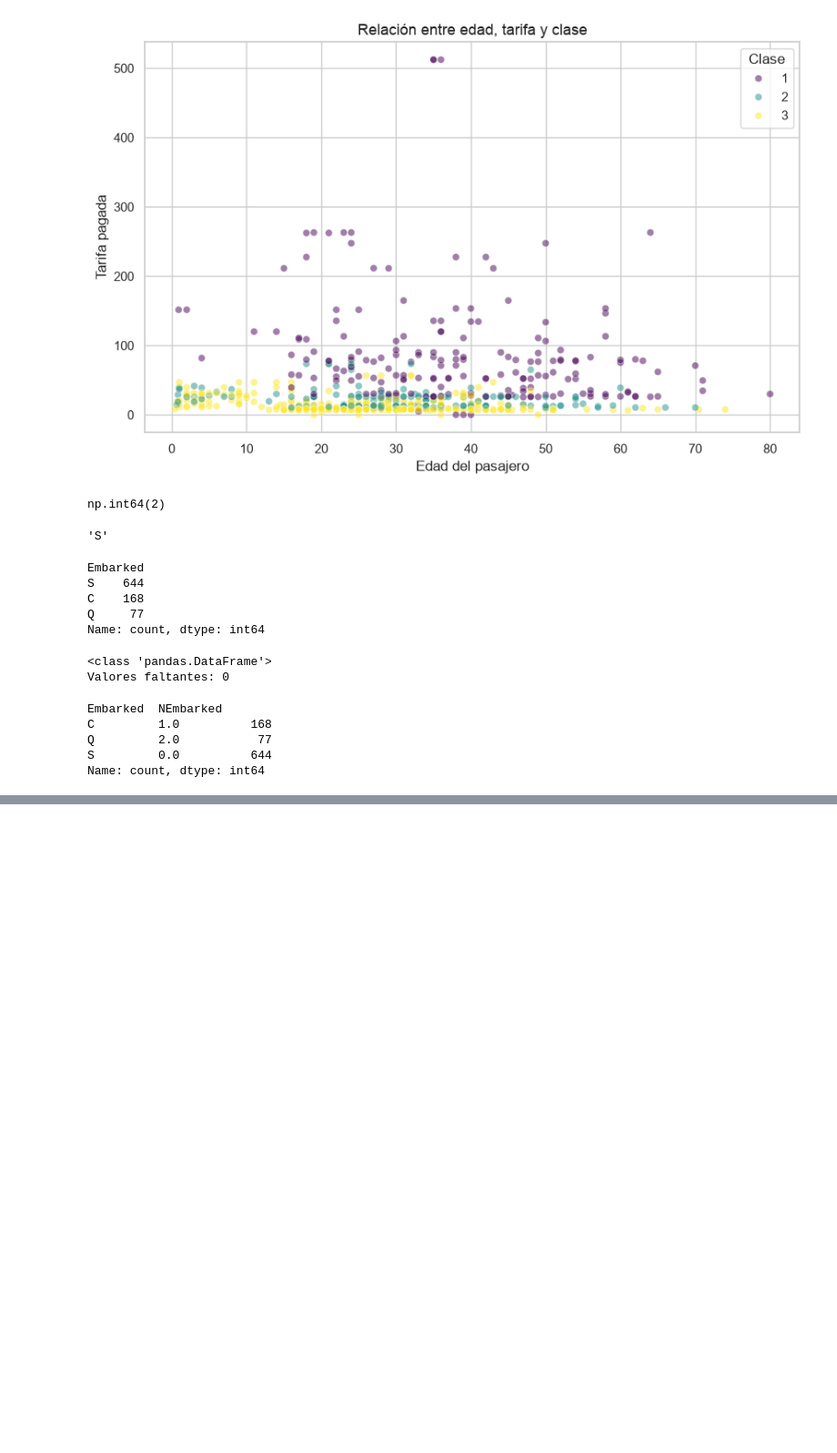
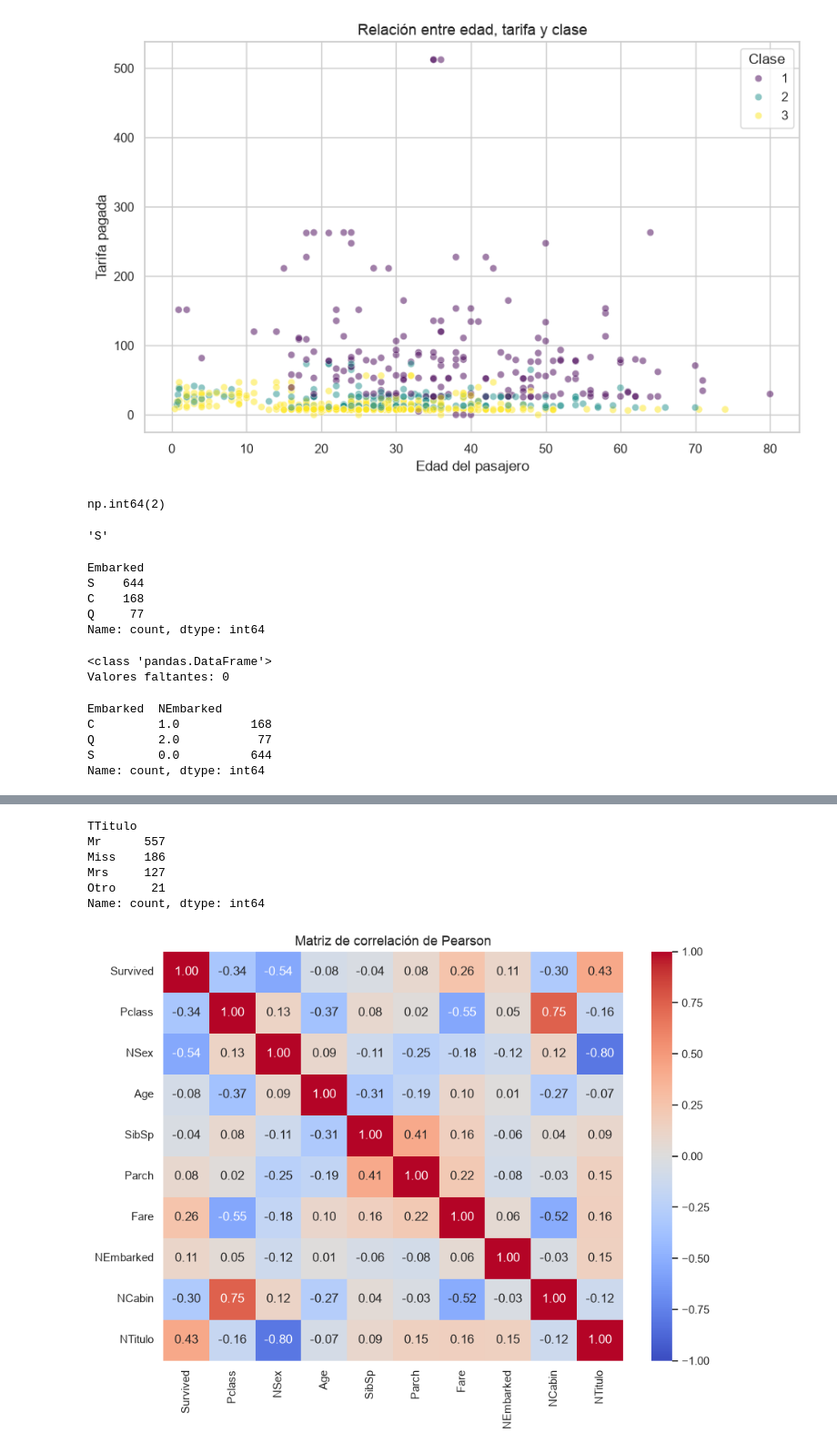
Before and after one commit to BetoVinasco/proyecto_ciencia_datos, a Jupyter notebook: notebooks/02_exploracion.ipynb, the cells around one changed output, grey strips where cells are left out. Shown at 91% size. Saved outputs shown, nothing was run; the diff lists cells and outputs as text; code cells hidden in the pictures; blank space fills up the shorter version.

```diff
--- a/notebooks/02_exploracion.ipynb
+++ b/notebooks/02_exploracion.ipynb
@@ -771,0 +896,4 @@ Name: count, dtype: int64
+# %%
+df_titulo = ing.add_title(df_encoded)
+
+df_titulo[["Name", "TTitulo"]].head(10)
@@ -771,0 +956,4 @@ Name: count, dtype: int64
+# %%
+df_codificado = ing.encode_categoricals(df_consolidado)
+
+df_codificado[["TTitulo", "NTitulo"]].drop_duplicates().sort_values("NTitulo")
@@ -771,0 +966,35 @@ Name: count, dtype: int64
+# %%
+df_codificado["TTitulo"].value_counts()
+# %% [output]
+TTitulo
+Mr      557
+Miss    186
+Mrs     127
+Otro     21
+Name: count, dtype: int64
+# %%
+cols = [
+    "Survived", "Pclass", "NSex", "Age",
+    "SibSp", "Parch", "Fare", "NEmbarked",
+    "NCabin", "NTitulo"
+]
+# %%
+corr = df_codificado[cols].corr()
+# %%
+plt.figure(figsize=(9, 7))
+
+sns.heatmap(
+    corr,
+    annot=True,
+    fmt=".2f",
+    cmap="coolwarm",
+    center=0,
+    vmin=-1,
+    vmax=1
+)
+
+plt.title("Matriz de correlación de Pearson")
+plt.tight_layout()
+plt.show()
+# %% [output]
+[figure, added]
```
Also changed, not shown: parts of 15 cells of this notebook, 3 other files.
